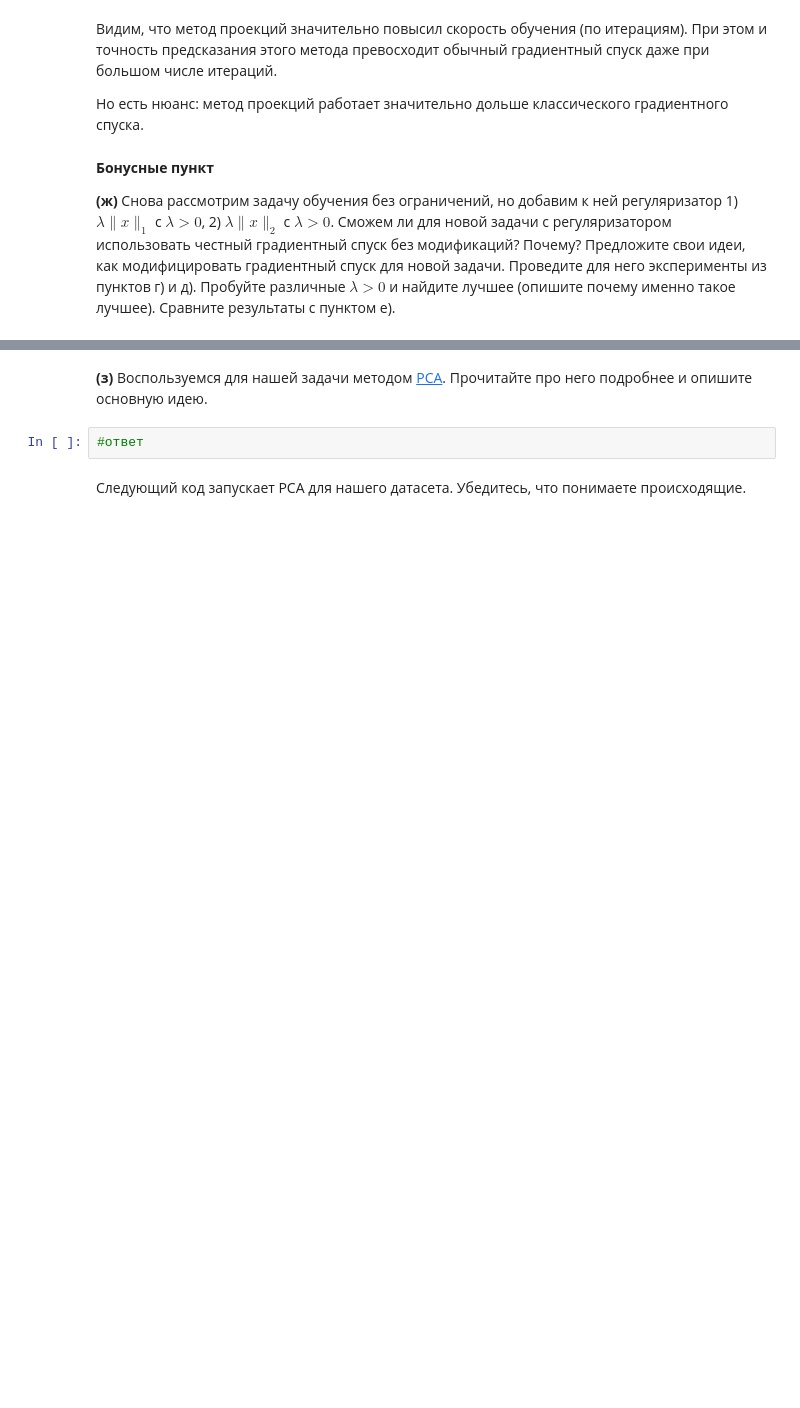
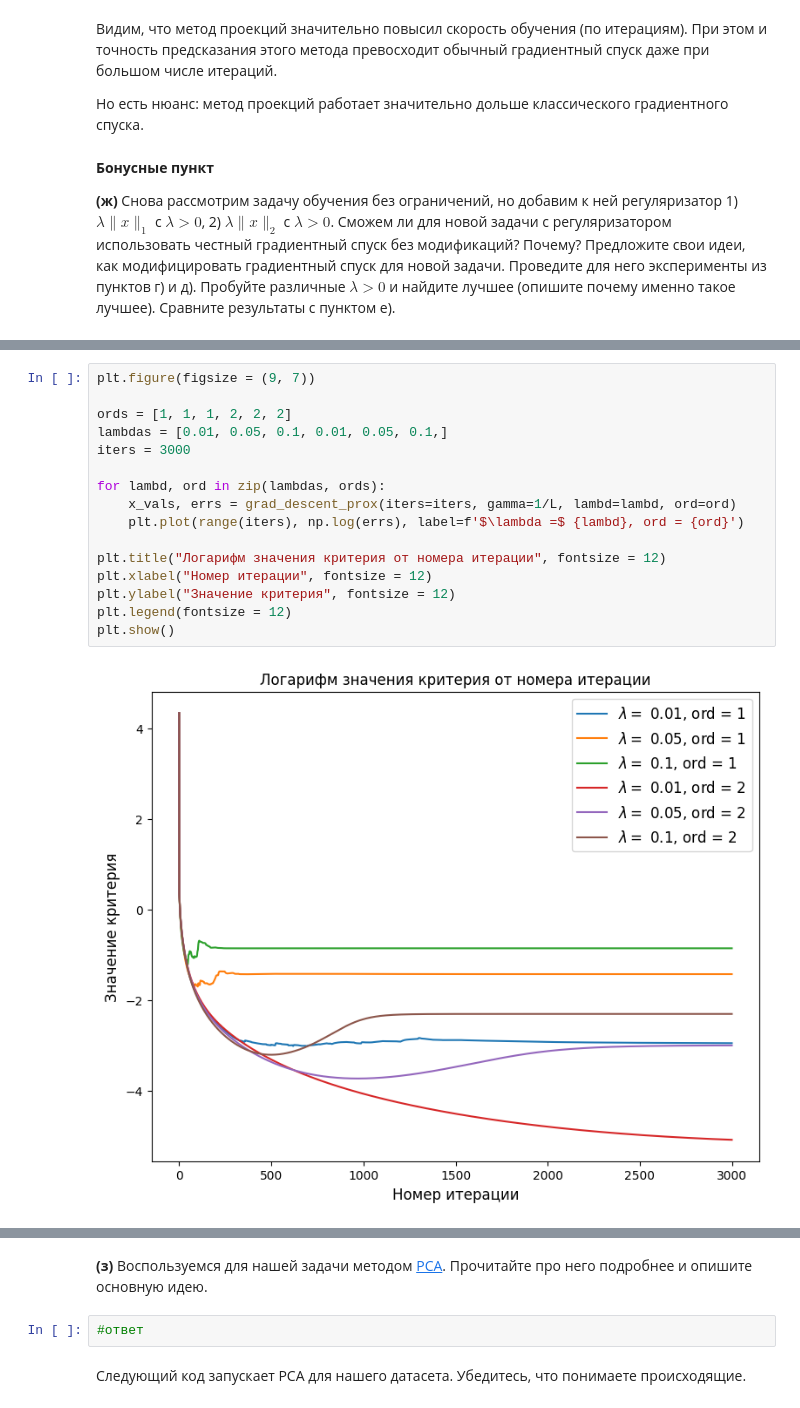
Before and after one commit to featztex/optimization, a Jupyter notebook: hw/Emelyanov_HW_2.ipynb, the cells around one changed output, grey strips where cells are left out. Drawn from its saved outputs; the diff is of its cells as text; blank space fills up the shorter version.

Commit message:
prox added

```diff
--- a/hw/Emelyanov_HW_2.ipynb
+++ b/hw/Emelyanov_HW_2.ipynb
@@ -424,0 +497,18 @@ __(ж)__ Снова рассмотрим задачу обучения без о
+# %%
+plt.figure(figsize = (9, 7))
+
+ords = [1, 1, 1, 2, 2, 2]
+lambdas = [0.01, 0.05, 0.1, 0.01, 0.05, 0.1,]
+iters = 3000
+
+for lambd, ord in zip(lambdas, ords):
+    x_vals, errs = grad_descent_prox(iters=iters, gamma=1/L, lambd=lambd, ord=ord)
+    plt.plot(range(iters), np.log(errs), label=f'$\lambda =$ {lambd}, ord = {ord}')
+
+plt.title("Логарифм значения критерия от номера итерации", fontsize = 12)
+plt.xlabel("Номер итерации", fontsize = 12)
+plt.ylabel("Значение критерия", fontsize = 12)
+plt.legend(fontsize = 12)
+plt.show()
+# %% [output]
+[figure, added]
```
Also changed, not shown: parts of 15 cells of this notebook.
